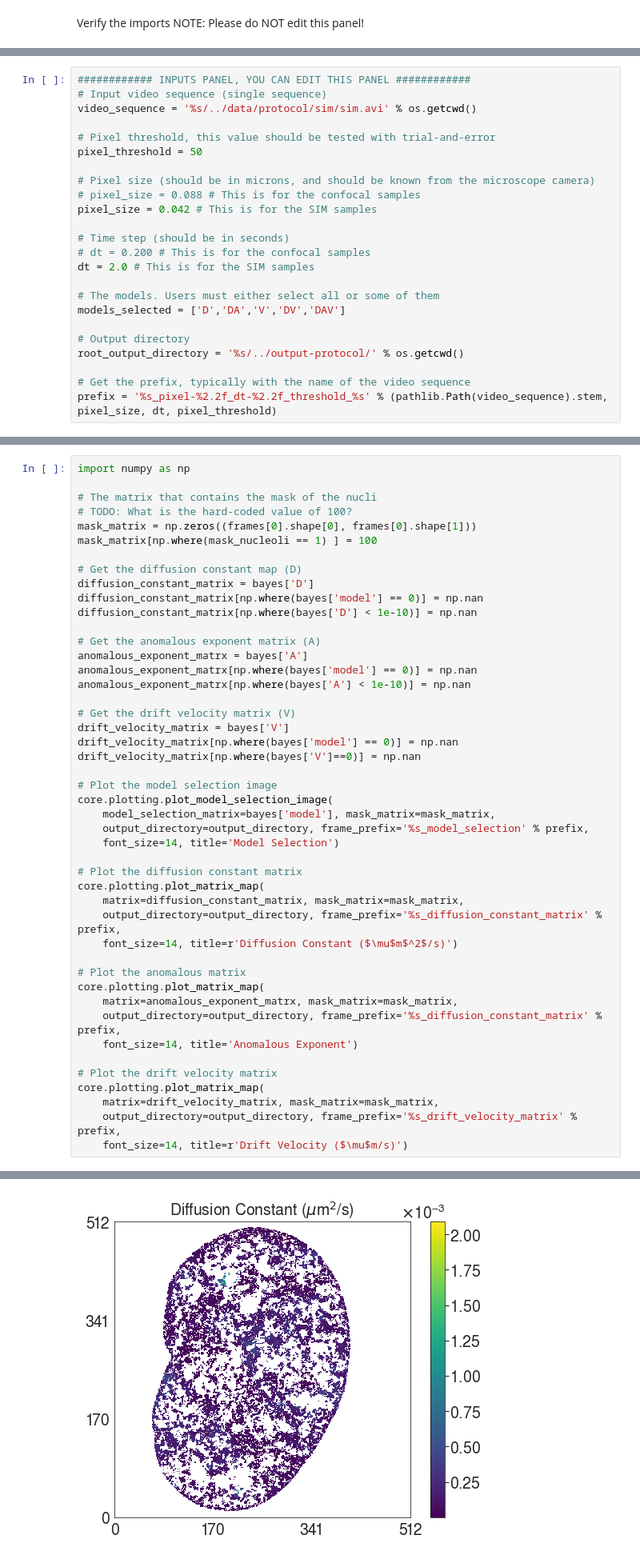
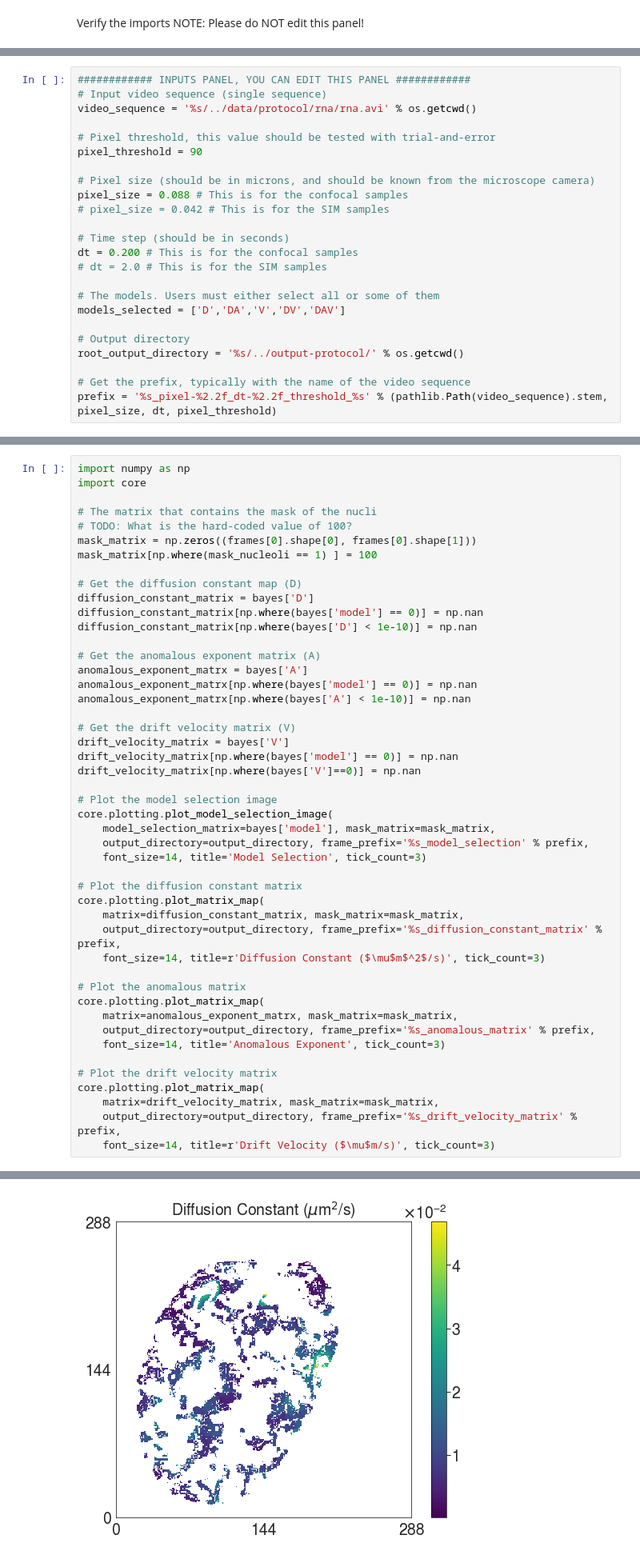
Before and after one commit to marwan-abdellah/hidpy, a Jupyter notebook: notebooks/02-hidpy-stage-1.ipynb, the cells around one changed output, grey strips where cells are left out. Shown at 80% size. Cells and saved outputs as stored; diff of their text form.

Commit message:
Adding the protocol data,

```diff
--- a/notebooks/02-hidpy-stage-1.ipynb
+++ b/notebooks/02-hidpy-stage-1.ipynb
@@ -23,18 +25,18 @@ from core import inference
 # %%
 ############ INPUTS PANEL, YOU CAN EDIT THIS PANEL ############
 # Input video sequence (single sequence)
-video_sequence = '%s/../data/protocol/sim/sim.avi' % os.getcwd()
+video_sequence = '%s/../data/protocol/rna/rna.avi' % os.getcwd()
 
 # Pixel threshold, this value should be tested with trial-and-error
-pixel_threshold = 50
+pixel_threshold = 90
 
 # Pixel size (should be in microns, and should be known from the microscope camera)
-# pixel_size = 0.088 # This is for the confocal samples
-pixel_size = 0.042 # This is for the SIM samples
+pixel_size = 0.088 # This is for the confocal samples
+# pixel_size = 0.042 # This is for the SIM samples
 
 # Time step (should be in seconds)
-# dt = 0.200 # This is for the confocal samples
-dt = 2.0 # This is for the SIM samples
+dt = 0.200 # This is for the confocal samples
+# dt = 2.0 # This is for the SIM samples
 
 # The models. Users must either select all or some of them
 models_selected = ['D','DA','V','DV','DAV']
@@ -131,6 +145,7 @@ Bayesian inference..
 Using # cores:20
 # %%
 import numpy as np
+import core
 
 # The matrix that contains the mask of the nucli
 # TODO: What is the hard-coded value of 100?
@@ -156,23 +171,23 @@ drift_velocity_matrix[np.where(bayes['V']==0)] = np.nan
 core.plotting.plot_model_selection_image(
     model_selection_matrix=bayes['model'], mask_matrix=mask_matrix,
     output_directory=output_directory, frame_prefix='%s_model_selection' % prefix,
-    font_size=14, title='Model Selection')
+    font_size=14, title='Model Selection', tick_count=3)
 
 # Plot the diffusion constant matrix
 core.plotting.plot_matrix_map(
     matrix=diffusion_constant_matrix, mask_matrix=mask_matrix,
     output_directory=output_directory, frame_prefix='%s_diffusion_constant_matrix' % prefix,
-    font_size=14, title=r'Diffusion Constant ($\mu$m$^2$/s)')
+    font_size=14, title=r'Diffusion Constant ($\mu$m$^2$/s)', tick_count=3)
 
 # Plot the anomalous matrix
 core.plotting.plot_matrix_map(
     matrix=anomalous_exponent_matrx, mask_matrix=mask_matrix,
-    output_directory=output_directory, frame_prefix='%s_diffusion_constant_matrix' % prefix,
-    font_size=14, title='Anomalous Exponent')
+    output_directory=output_directory, frame_prefix='%s_anomalous_matrix' % prefix,
+    font_size=14, title='Anomalous Exponent', tick_count=3)
 
 # Plot the drift velocity matrix
 core.plotting.plot_matrix_map(
     matrix=drift_velocity_matrix, mask_matrix=mask_matrix,
     output_directory=output_directory, frame_prefix='%s_drift_velocity_matrix' % prefix,
-    font_size=14, title=r'Drift Velocity ($\mu$m/s)')
+    font_size=14, title=r'Drift Velocity ($\mu$m/s)', tick_count=3)
 # %% [output]
@@ -180 +195 @@ core.plotting.plot_matrix_map(
-[figure, old version]
+[figure, new version]
```
Also changed, not shown: parts of 13 cells of this notebook, 12 other files.
